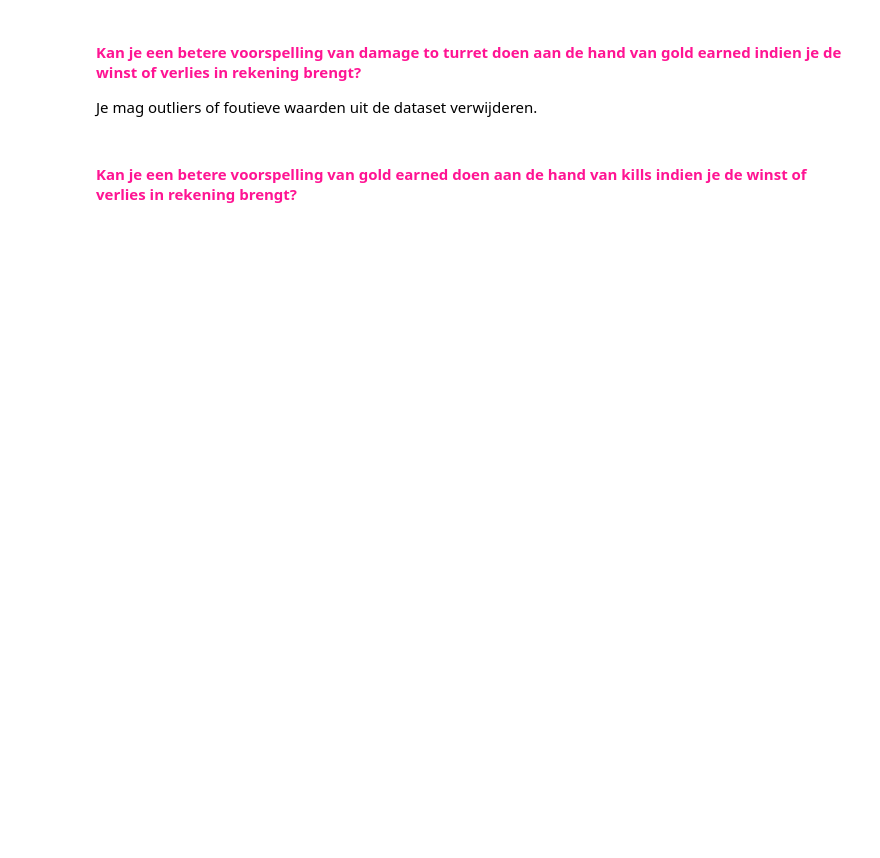
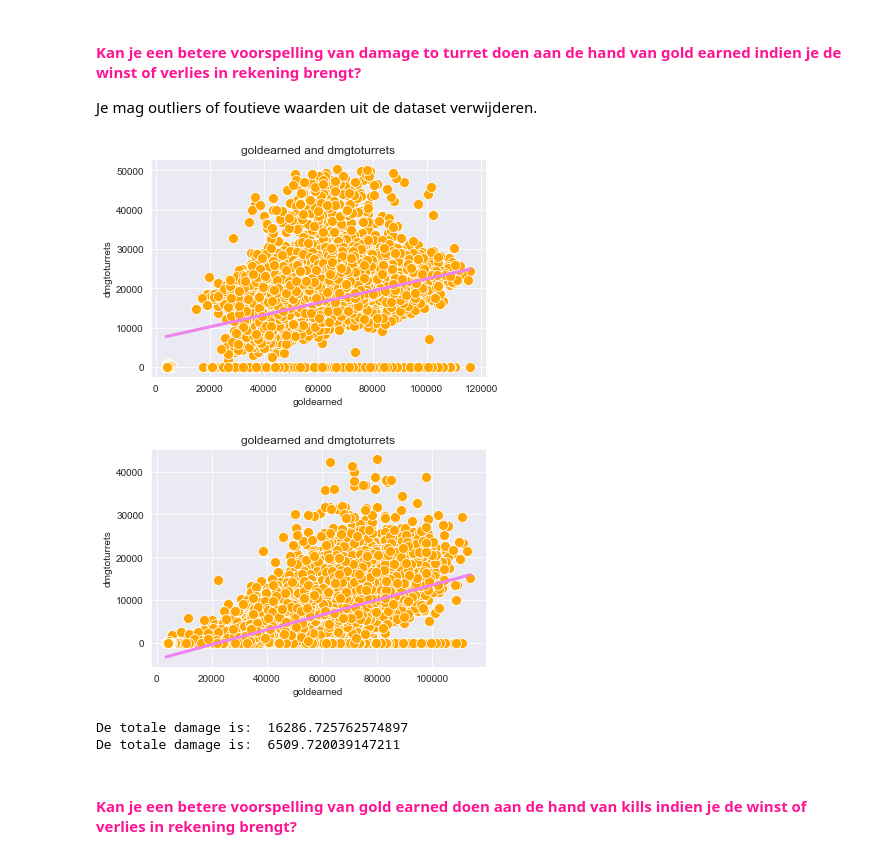
Before and after one commit to bleuzetim/PythonMCT, a Jupyter notebook: Data Science/week7/taak_week07/Labo_06_Correlatie_Lineaire_Regressie_opgave.ipynb, the cells around one changed output. Saved outputs shown, nothing was run; the diff lists cells and outputs as text; code cells hidden in the pictures; blank space fills up the shorter version.

```diff
--- a/Data Science/week7/taak_week07/Labo_06_Correlatie_Lineaire_Regressie_opgave.ipynb
+++ b/Data Science/week7/taak_week07/Labo_06_Correlatie_Lineaire_Regressie_opgave.ipynb
@@ -276,5 +310,27 @@ Wat is de voorspelde total damage to champs bij 12 kills bij winst en verlies?
 # %% [markdown]
 #### <span style="color:deeppink"> Kan je een betere voorspelling van damage to turret doen aan de hand van gold earned indien je de winst of verlies in rekening brengt?
 Je mag outliers of foutieve waarden uit de dataset verwijderen.
+# %%
+line = find_regressionline_voorwaarde(df,df['win']==1,df['win']==1, 'goldearned', 'dmgtoturrets')
+plot_regressionline_voorwaarde(df,df['win']==1,df['win']==1, 'goldearned', 'dmgtoturrets', line, 'goldearned and dmgtoturrets')
+
+line2 = find_regressionline_voorwaarde(df,df['win']==0,df['win']==0, 'goldearned', 'dmgtoturrets')
+plot_regressionline_voorwaarde(df,df['win']==0,df['win']==0, 'goldearned', 'dmgtoturrets', line2, 'goldearned and dmgtoturrets')
+# %% [output]
+[figure, added]
+[figure, added]
+# %%
+x_value= np.array([[60000]])
+damage = line.predict(x_value)
+
+print('De totale damage is: ',damage[0])
+
+x_value= np.array([[60000]])
+damage = line2.predict(x_value)
+
+print('De totale damage is: ',damage[0])
+# %% [output]
+De totale damage is:  16286.725762574897
+De totale damage is:  6509.720039147211
 # %% [markdown]
 #### <span style="color:deeppink"> Kan je een betere voorspelling van gold earned doen aan de hand van kills indien je de winst of verlies in rekening brengt?
```
Also changed, not shown: parts of 7 cells of this notebook.
